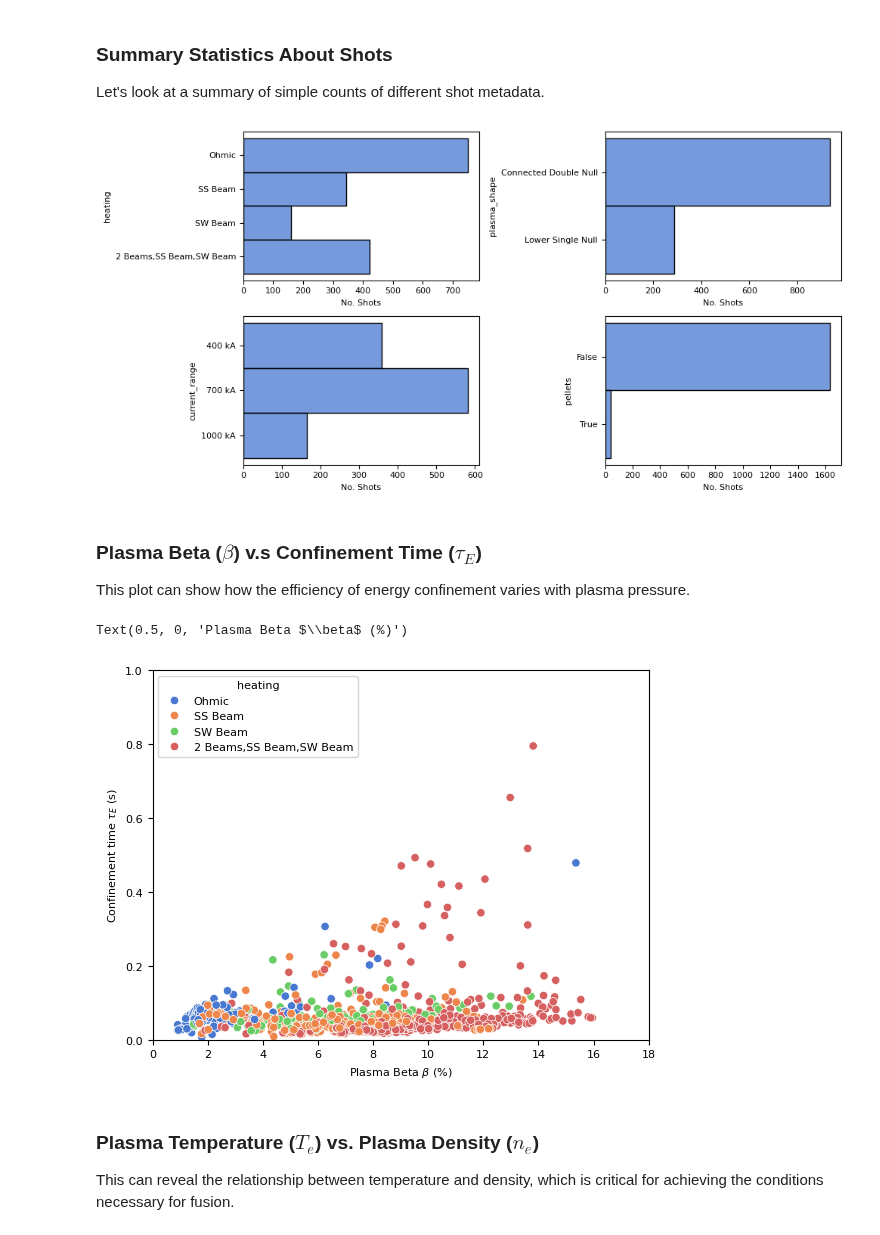
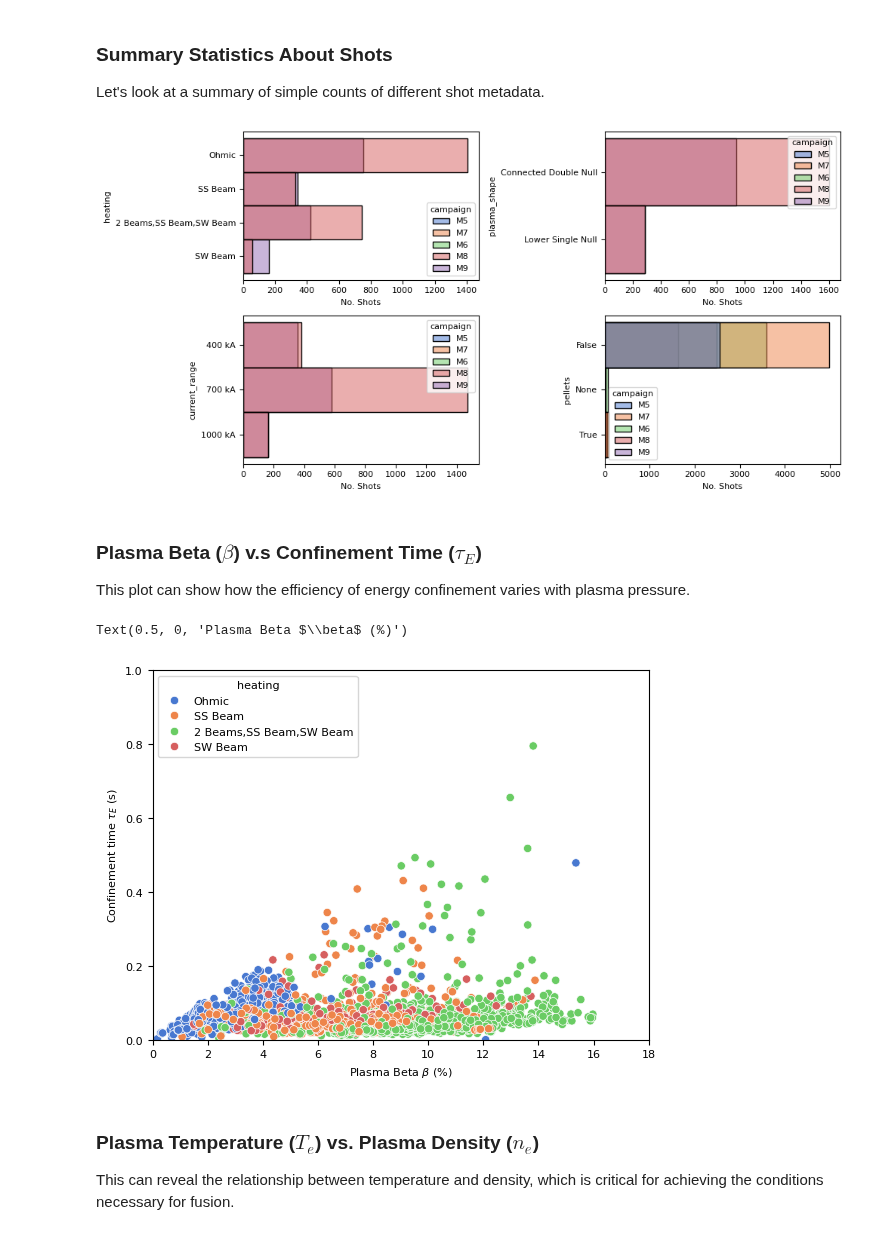
Before and after one commit to ukaea/fair-mast, a Jupyter notebook: docs/cpf_data.ipynb, the cells around one changed output. Saved outputs shown, nothing was run; the diff lists cells and outputs as text; code cells hidden in the pictures.

Commit message:
Update CPF data

```diff
--- a/docs/cpf_data.ipynb
+++ b/docs/cpf_data.ipynb
@@ -35,8 +35,8 @@ This notebook contains a demonstration of plotting several of the summary statis
 Firstly, we're going to load all the shot data into a pandas dataframe:
 # %%
 catalog  = intake.open_catalog(f'https://mastapp.site/intake/catalog.yml')
-df = pd.DataFrame(catalog.index.level1.shots().read())
-summary = df.loc[df.campaign == 'M9']
+summary = pd.DataFrame(catalog.index.level1.shots().read())
+# summary = df.loc[df.campaign == 'M9']
 summary
 # %% [output]
 |  | url | preshot_description | postshot_description | campaign | current_range | divertor_config | ... |
@@ -59,19 +59,19 @@ Let's look at a summary of simple counts of different shot metadata.
 # %%
 
 fig, axes = plt.subplots(2, 2, figsize=(10, 5))
 ax1, ax2, ax3, ax4 = axes.flatten()
 
-sns.histplot(summary, y='heating', ax=ax1)
-sns.histplot(summary, y='plasma_shape', ax=ax2)
-sns.histplot(y=summary.current_range, ax=ax3)
-sns.histplot(y=summary.pellets.astype(str), ax=ax4)
+sns.histplot(summary, y='heating', hue='campaign', ax=ax1)
+sns.histplot(summary, y='plasma_shape', hue='campaign', ax=ax2)
+sns.histplot(summary, y='current_range', hue='campaign', ax=ax3)
+sns.histplot(summary, y=summary.pellets.astype(str), hue='campaign', ax=ax4)
 
 for ax in axes.flatten():
     ax.set_xlabel('No. Shots')
 
 plt.tight_layout()
 # %% [output]
-[figure, old version]
+[figure, new version]
 # %% [markdown]
 ### Plasma Beta ($\beta$) v.s Confinement Time ($\tau_E$)
 
@@ -86,7 +86,7 @@ plt.ylabel('Confinement time $\\tau_E$ (s)')
 plt.xlabel('Plasma Beta $\\beta$ (%)')
 # %% [output]
 Text(0.5, 0, 'Plasma Beta $\\beta$ (%)')
-[figure, old version]
+[figure, new version]
 # %% [markdown]
 ### Plasma Temperature ($T_e$) vs. Plasma Density ($n_e$)
 This can reveal the relationship between temperature and density, which is critical for achieving the conditions necessary for fusion.
```
Also changed, not shown: parts of 3 cells of this notebook.
